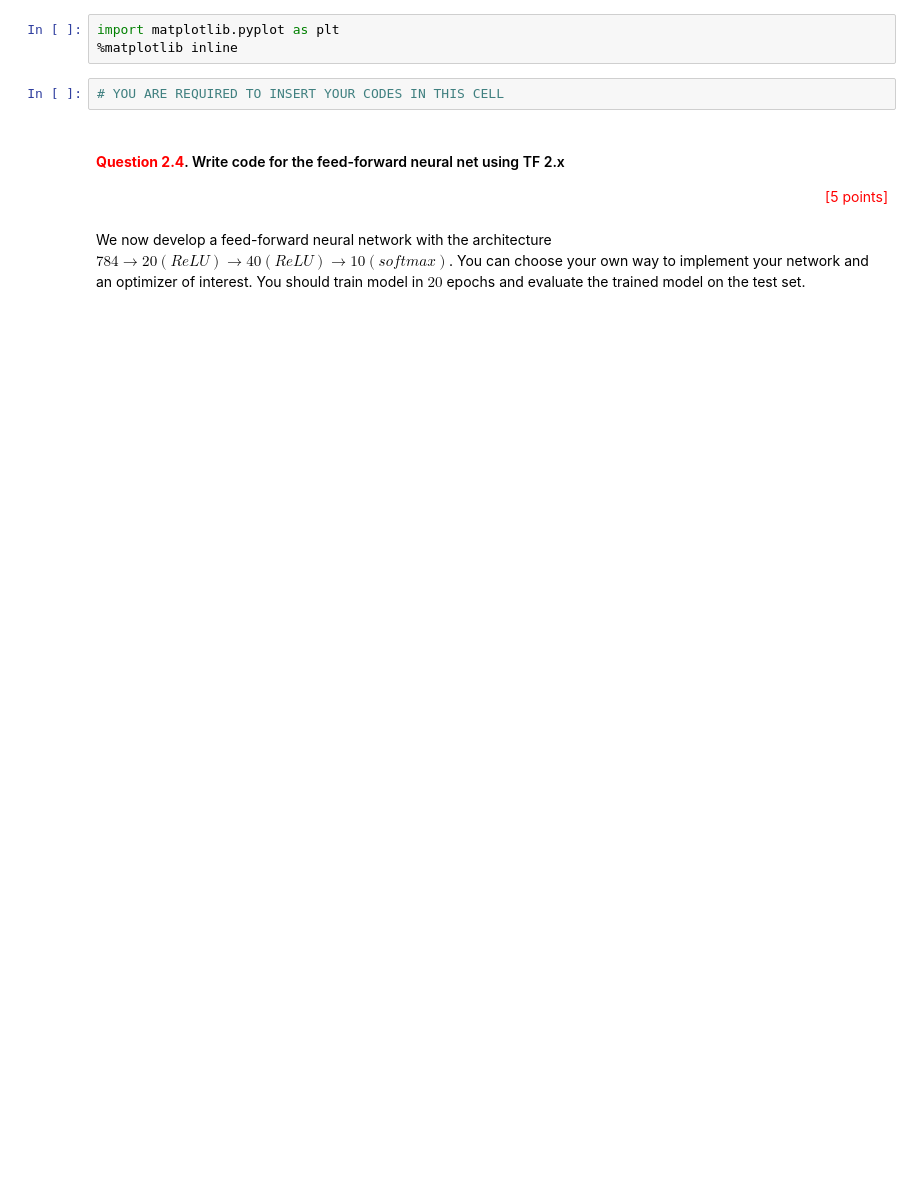
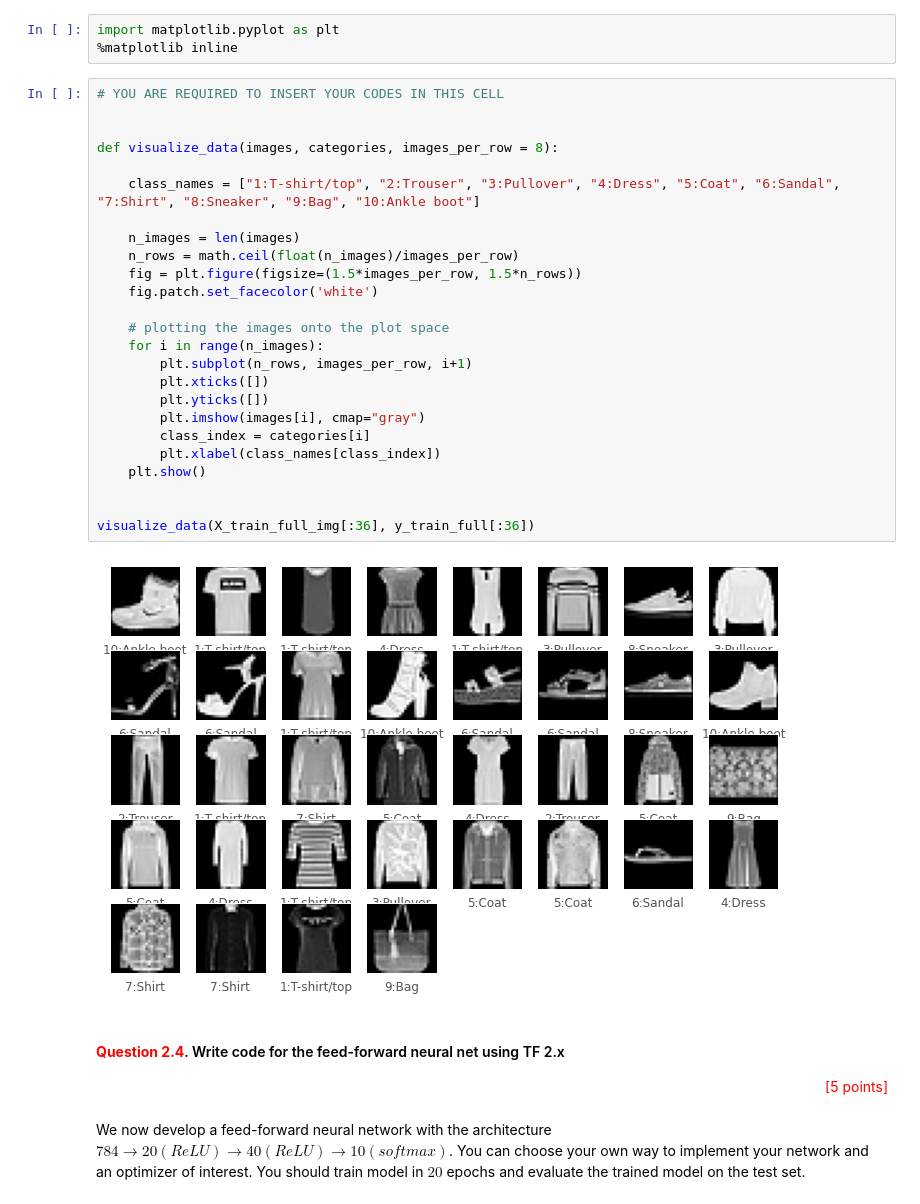
Before and after one commit to lee-jian-hui/FIT3181-Deep-Learning, a Jupyter notebook: assignment/FIT3181_Assignment_1/FIT3181_Assignment1-2022.ipynb, the cells around one changed output. Cells and saved outputs as stored; diff of their text form; blank space fills up the shorter version.

```diff
--- a/assignment/FIT3181_Assignment_1/FIT3181_Assignment1-2022.ipynb
+++ b/assignment/FIT3181_Assignment_1/FIT3181_Assignment1-2022.ipynb
@@ -791,8 +906,33 @@ You are required to write the code to show **random** $36$ images in X_train_ful
 # %%
 import matplotlib.pyplot as plt
 %matplotlib inline
-# %%
-# YOU ARE REQUIRED TO INSERT YOUR CODES IN THIS CELL
+# %%
+# YOU ARE REQUIRED TO INSERT YOUR CODES IN THIS CELL
+
+
+def visualize_data(images, categories, images_per_row = 8):
+
+    class_names = ["1:T-shirt/top", "2:Trouser", "3:Pullover", "4:Dress", "5:Coat", "6:Sandal", "7:Shirt", "8:Sneaker", "9:Bag", "10:Ankle boot"]
+
+    n_images = len(images)
+    n_rows = math.ceil(float(n_images)/images_per_row)
+    fig = plt.figure(figsize=(1.5*images_per_row, 1.5*n_rows))
+    fig.patch.set_facecolor('white')
+
+    # plotting the images onto the plot space
+    for i in range(n_images):
+        plt.subplot(n_rows, images_per_row, i+1)
+        plt.xticks([])
+        plt.yticks([])
+        plt.imshow(images[i], cmap="gray")
+        class_index = categories[i]
+        plt.xlabel(class_names[class_index])
+    plt.show()
+
+
+visualize_data(X_train_full_img[:36], y_train_full[:36])
+# %% [output]
+[figure, added]
 # %% [markdown]
 ####  <span style="color:red">**Question 2.4**</span>. Write code for the feed-forward neural net using TF 2.x
 
```
Also changed, not shown: parts of 116 cells of this notebook.
